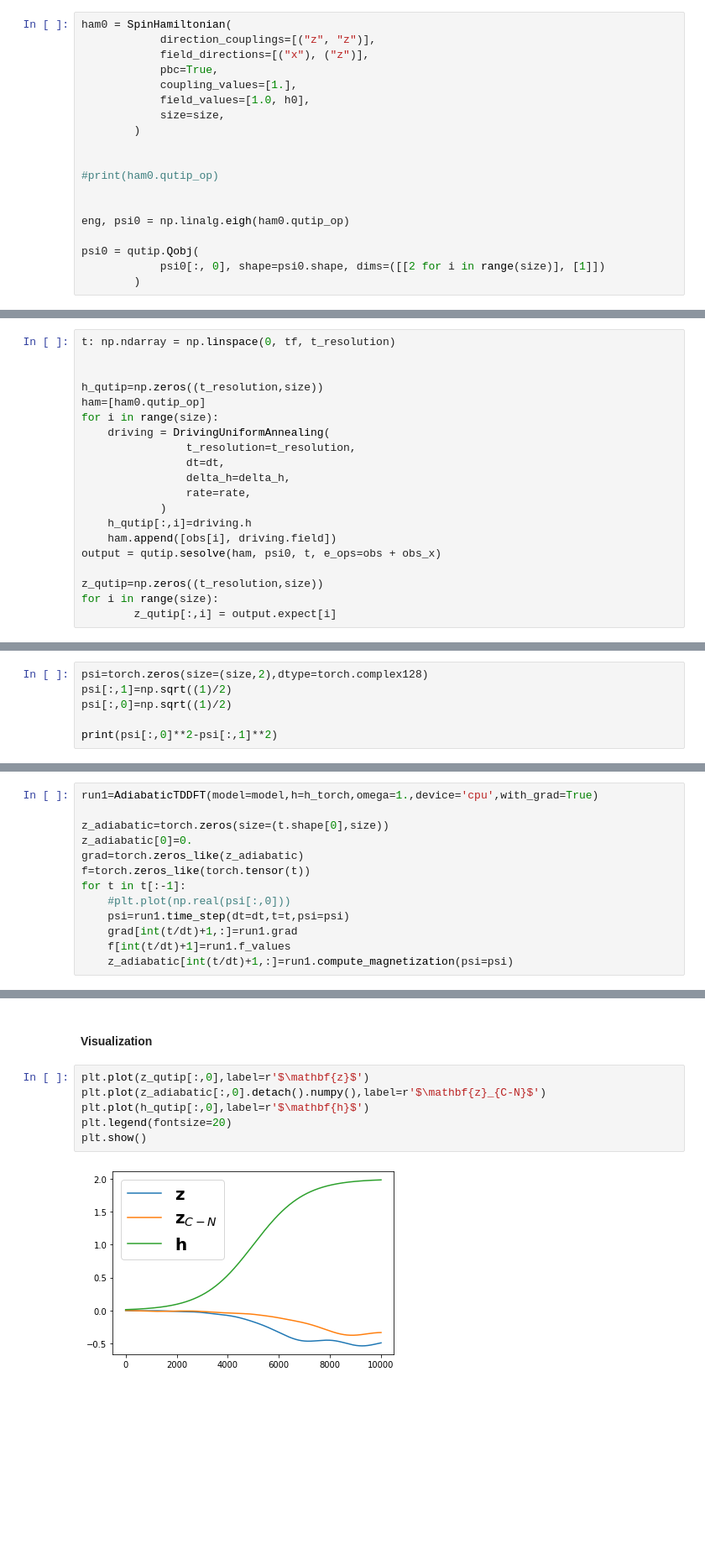
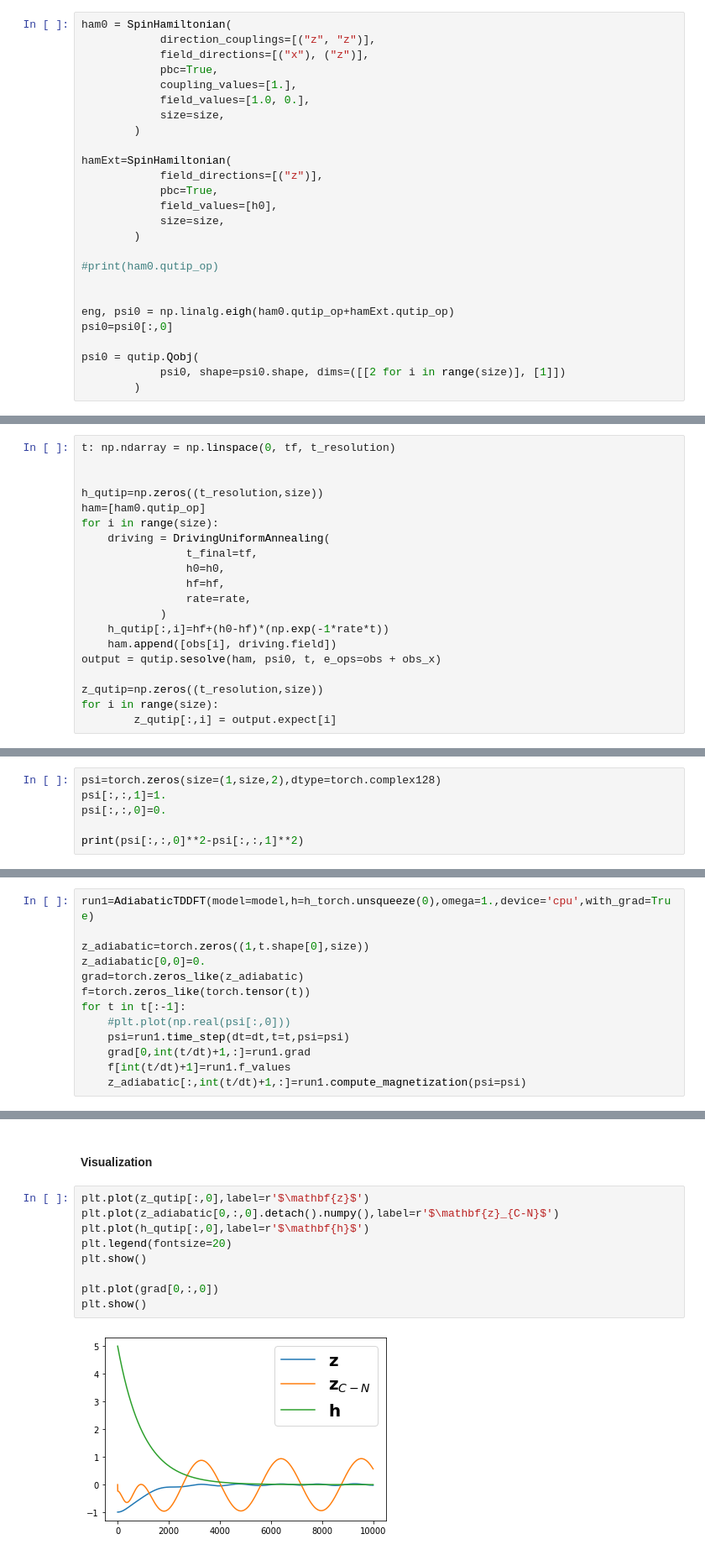
Before and after one commit to emacosta95/DL-VLM, a Jupyter notebook: AdTDDFT_test.ipynb, the cells around one changed output, grey strips where cells are left out. Shown at 84% size. Saved outputs shown, nothing was run; the diff lists cells and outputs as text; blank space fills up the shorter version.

```diff
--- a/AdTDDFT_test.ipynb
+++ b/AdTDDFT_test.ipynb
@@ -44,18 +44,25 @@ ham0 = SpinHamiltonian(
             field_directions=[("x"), ("z")],
             pbc=True,
             coupling_values=[1.],
-            field_values=[1.0, h0],
+            field_values=[1.0, 0.],
             size=size,
         )
 
+hamExt=SpinHamiltonian(
+            field_directions=[("z")],
+            pbc=True,
+            field_values=[h0],
+            size=size,
+        )
 
 #print(ham0.qutip_op)
 
 
-eng, psi0 = np.linalg.eigh(ham0.qutip_op)
+eng, psi0 = np.linalg.eigh(ham0.qutip_op+hamExt.qutip_op)
+psi0=psi0[:,0]
 
 psi0 = qutip.Qobj(
-            psi0[:, 0], shape=psi0.shape, dims=([[2 for i in range(size)], [1]])
+            psi0, shape=psi0.shape, dims=([[2 for i in range(size)], [1]])
         )
 # %% [output]
 Hermitian Check positive! well done!
@@ -114,12 +120,12 @@ h_qutip=np.zeros((t_resolution,size))
 ham=[ham0.qutip_op]
 for i in range(size):
     driving = DrivingUniformAnnealing(
-                t_resolution=t_resolution,
-                dt=dt,
-                delta_h=delta_h,
+                t_final=tf,
+                h0=h0,
+                hf=hf,
                 rate=rate,
             )
-    h_qutip[:,i]=driving.h
+    h_qutip[:,i]=hf+(h0-hf)*(np.exp(-1*rate*t))
     ham.append([obs[i], driving.field])
 output = qutip.sesolve(ham, psi0, t, e_ops=obs + obs_x)
 
@@ -149,9 +155,9 @@ h_torch=torch.from_numpy(h_qutip)
 # %% [markdown]
 Initial state configuration
 # %%
-psi=torch.zeros(size=(size,2),dtype=torch.complex128)
-psi[:,1]=np.sqrt((1)/2)
-psi[:,0]=np.sqrt((1)/2)
+psi=torch.zeros(size=(1,size,2),dtype=torch.complex128)
+psi[:,:,1]=1.
+psi[:,:,0]=0.
 
-print(psi[:,0]**2-psi[:,1]**2)
+print(psi[:,:,0]**2-psi[:,:,1]**2)
 # %% [output]
@@ -184,15 +190,15 @@ TDDFTadiabaticModel(
 # %% [markdown]
 Evolution (without gradient in order to check the algorithm)
 # %%
-run1=AdiabaticTDDFT(model=model,h=h_torch,omega=1.,device='cpu',with_grad=True)
+run1=AdiabaticTDDFT(model=model,h=h_torch.unsqueeze(0),omega=1.,device='cpu',with_grad=True)
 
-z_adiabatic=torch.zeros(size=(t.shape[0],size))
-z_adiabatic[0]=0.
+z_adiabatic=torch.zeros((1,t.shape[0],size))
+z_adiabatic[0,0]=0.
 grad=torch.zeros_like(z_adiabatic)
 f=torch.zeros_like(torch.tensor(t))
 for t in t[:-1]:
     #plt.plot(np.real(psi[:,0]))
     psi=run1.time_step(dt=dt,t=t,psi=psi)
-    grad[int(t/dt)+1,:]=run1.grad
+    grad[0,int(t/dt)+1,:]=run1.grad
     f[int(t/dt)+1]=run1.f_values
-    z_adiabatic[int(t/dt)+1,:]=run1.compute_magnetization(psi=psi)
+    z_adiabatic[:,int(t/dt)+1,:]=run1.compute_magnetization(psi=psi)
@@ -200,9 +208,12 @@ for t in t[:-1]:
 #### Visualization
 # %%
 plt.plot(z_qutip[:,0],label=r'$\mathbf{z}$')
-plt.plot(z_adiabatic[:,0].detach().numpy(),label=r'$\mathbf{z}_{C-N}$')
+plt.plot(z_adiabatic[0,:,0].detach().numpy(),label=r'$\mathbf{z}_{C-N}$')
 plt.plot(h_qutip[:,0],label=r'$\mathbf{h}$')
 plt.legend(fontsize=20)
 plt.show()
+
+plt.plot(grad[0,:,0])
+plt.show()
 # %% [output]
-[figure, old version]
+[figure, new version]
```
Also changed, not shown: parts of 24 cells of this notebook, 5 other files.
